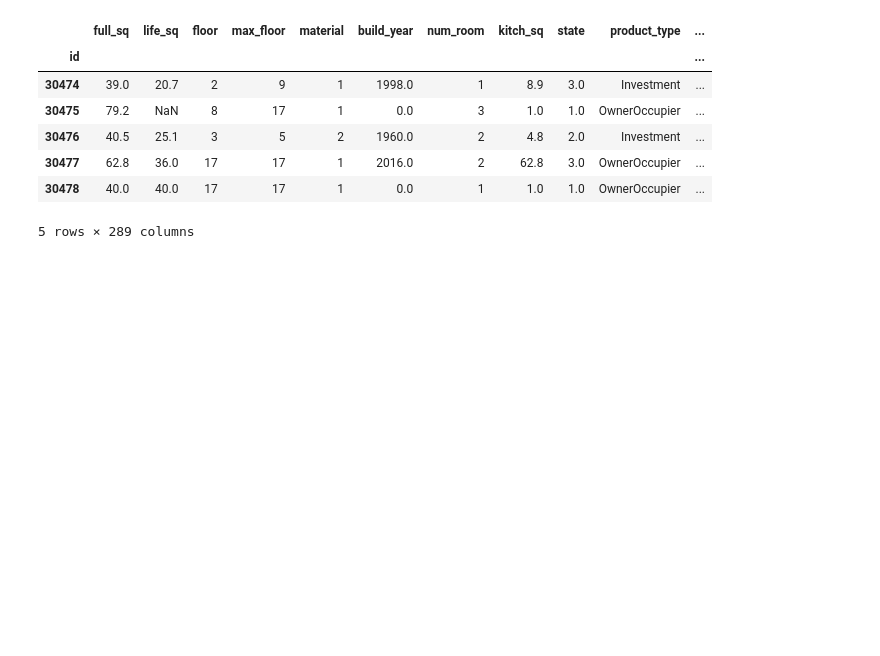
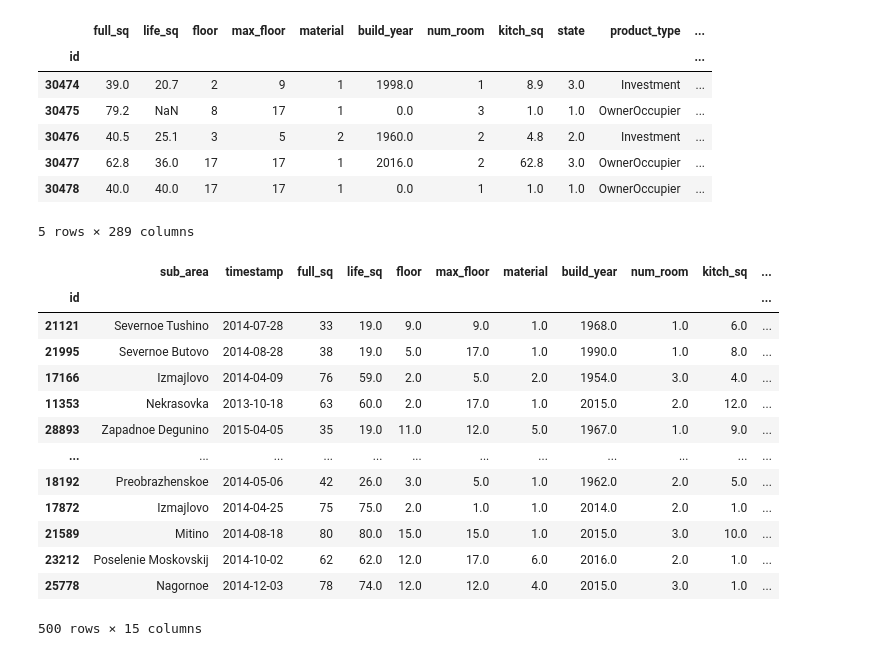
Before and after one commit to ZolotovG/Sberbank-Russian-Housing-Market, a Jupyter notebook: Baseline.ipynb, the cells around one changed output. Cells and saved outputs as stored; diff of their text form; code cells hidden in the pictures; blank space fills up the shorter version.

```diff
--- a/Baseline.ipynb
+++ b/Baseline.ipynb
@@ -159,0 +233,17 @@ submission.to_csv('submission.csv')
+# %%
+data
+# %% [output]
+|  | sub_area | timestamp | full_sq | life_sq | floor | max_floor | material | build_year | num_room | kitch_sq | ... |
+| id |  |  |  |  |  |  |  |  |  |  | ... |
+| 21121 | Severnoe Tushino | 2014-07-28 | 33 | 19.0 | 9.0 | 9.0 | 1.0 | 1968.0 | 1.0 | 6.0 | ... |
+| 21995 | Severnoe Butovo | 2014-08-28 | 38 | 19.0 | 5.0 | 17.0 | 1.0 | 1990.0 | 1.0 | 8.0 | ... |
+| 17166 | Izmajlovo | 2014-04-09 | 76 | 59.0 | 2.0 | 5.0 | 2.0 | 1954.0 | 3.0 | 4.0 | ... |
+| 11353 | Nekrasovka | 2013-10-18 | 63 | 60.0 | 2.0 | 17.0 | 1.0 | 2015.0 | 2.0 | 12.0 | ... |
+| 28893 | Zapadnoe Degunino | 2015-04-05 | 35 | 19.0 | 11.0 | 12.0 | 5.0 | 1967.0 | 1.0 | 9.0 | ... |
+| ... | ... | ... | ... | ... | ... | ... | ... | ... | ... | ... | ... |
+| 18192 | Preobrazhenskoe | 2014-05-06 | 42 | 26.0 | 3.0 | 5.0 | 1.0 | 1962.0 | 2.0 | 5.0 | ... |
+| 17872 | Izmajlovo | 2014-04-25 | 75 | 75.0 | 2.0 | 1.0 | 1.0 | 2014.0 | 2.0 | 1.0 | ... |
+| 21589 | Mitino | 2014-08-18 | 80 | 80.0 | 15.0 | 15.0 | 1.0 | 2015.0 | 3.0 | 10.0 | ... |
+| 23212 | Poselenie Moskovskij | 2014-10-02 | 62 | 62.0 | 12.0 | 17.0 | 6.0 | 2016.0 | 2.0 | 1.0 | ... |
+| 25778 | Nagornoe | 2014-12-03 | 78 | 74.0 | 12.0 | 12.0 | 4.0 | 2015.0 | 3.0 | 1.0 | ... |
+500 rows × 15 columns
```
Also changed, not shown: parts of 3 cells of this notebook, 1 other file.
